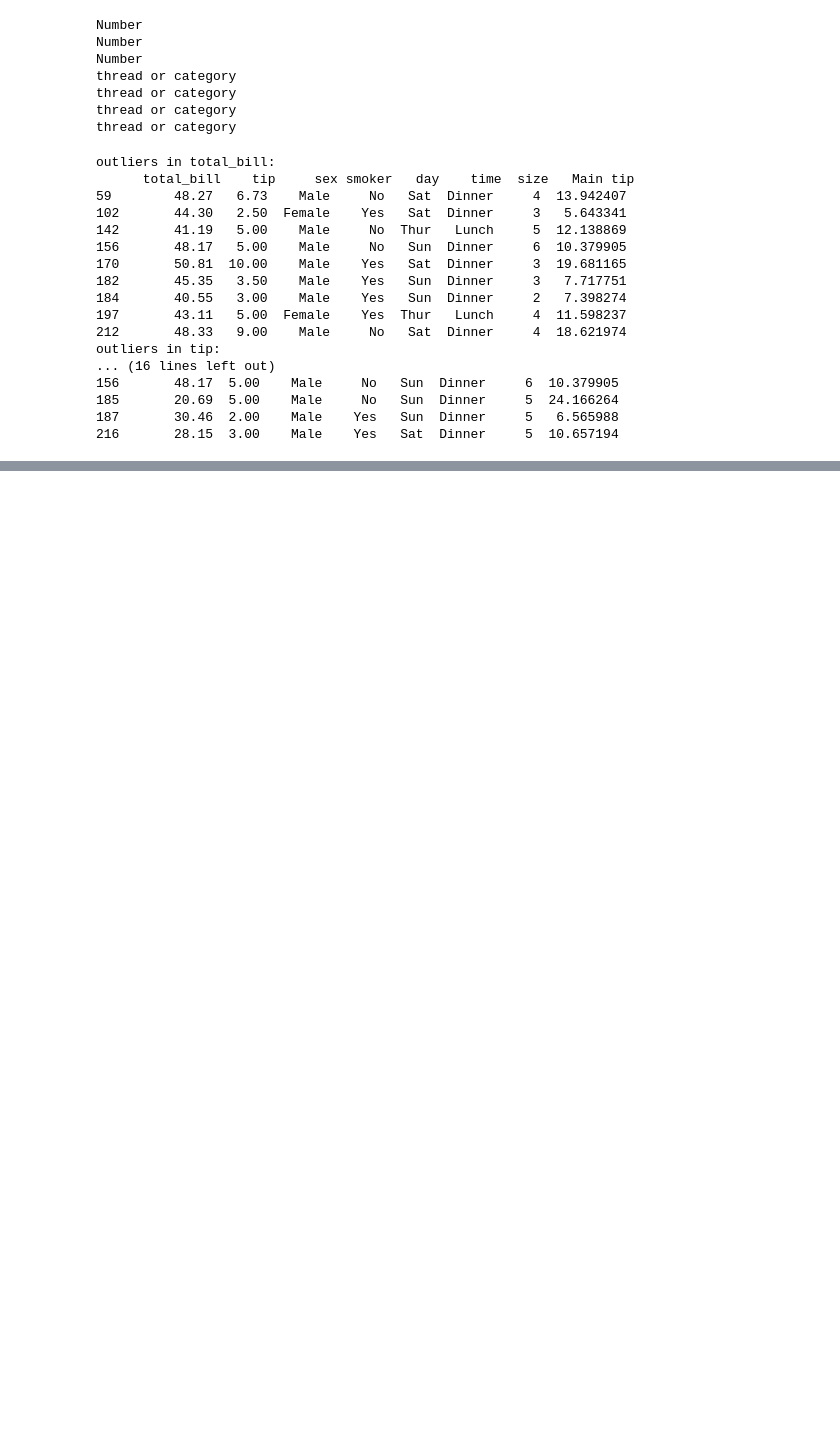
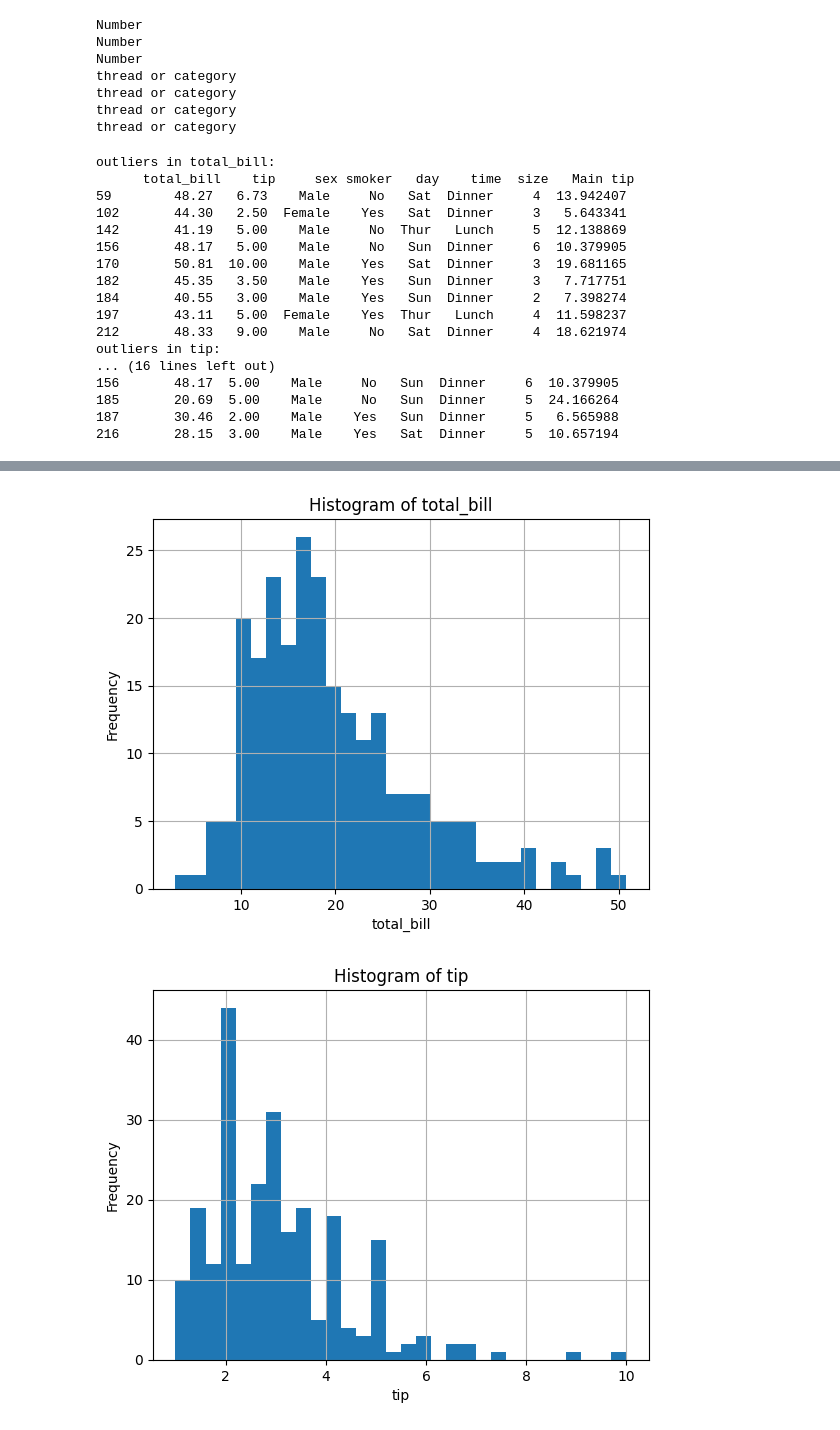
Before and after one commit to AdelGoldast/tip-percentage-calculator, a Jupyter notebook: tip_v3.ipynb, the cells around one changed output, grey strips where cells are left out. Saved outputs shown, nothing was run; the diff lists cells and outputs as text; code cells hidden in the pictures; blank space fills up the shorter version.

Commit message:
Enhance project documentation and data analysis in Jupyter notebook; update project objectives, data collection details, and add initial data overview section. Remove duplicate entry from CSV dataset.

```diff
--- a/tip_v3.ipynb
+++ b/tip_v3.ipynb
@@ -24,0 +182,9 @@ print(df.head())
+# %%
+# Check for missing values and replace them with the most common values in the same column, removing duplicates
+
+print(df.isnull().sum())
+
+for col in ['sex', 'smoker', 'day', 'time']:
+    df[col] = df[col].fillna(df[col].mode()[0])
+
+df.drop_duplicates(inplace=True)
@@ -24,0 +201,9 @@ print(df.head())
+# %%
+# Check for missing values and replace them with the most common values in the same column, removing duplicates
+
+print(df.isnull().sum())
+
+for col in ['sex', 'smoker', 'day', 'time']:
+    df[col] = df[col].fillna(df[col].mode()[0])
+
+df.drop_duplicates(inplace=True)
@@ -24,0 +220,9 @@ print(df.head())
+# %%
+# Check for missing values and replace them with the most common values in the same column, removing duplicates
+
+print(df.isnull().sum())
+
+for col in ['sex', 'smoker', 'day', 'time']:
+    df[col] = df[col].fillna(df[col].mode()[0])
+
+df.drop_duplicates(inplace=True)
@@ -230,0 +444,5 @@ Main tip: The percentage of the tip relative to the total bill (tip divided by t
+# %%
+print(df.describe(include='all'))
+
+for col in df.select_dtypes(include='object').columns:
+    print(f"{col}: {df[col].unique()}")
@@ -230,0 +467,15 @@ Main tip: The percentage of the tip relative to the total bill (tip divided by t
+# %%
+#Numerical feature analysis
+
+numeric_cols = df.select_dtypes(include='number').columns
+
+for col in numeric_cols:
+    plt.Figure(figsize=(8, 4))
+    df[col].hist(bins=30)
+    plt.title(f'Histogram of {col}')
+    plt.xlabel(col)
+    plt.ylabel('Frequency')
+    plt.show()
+# %% [output]
+[figure, added]
+[figure, added]
```
Also changed, not shown: parts of 30 cells of this notebook, 1 other file.
